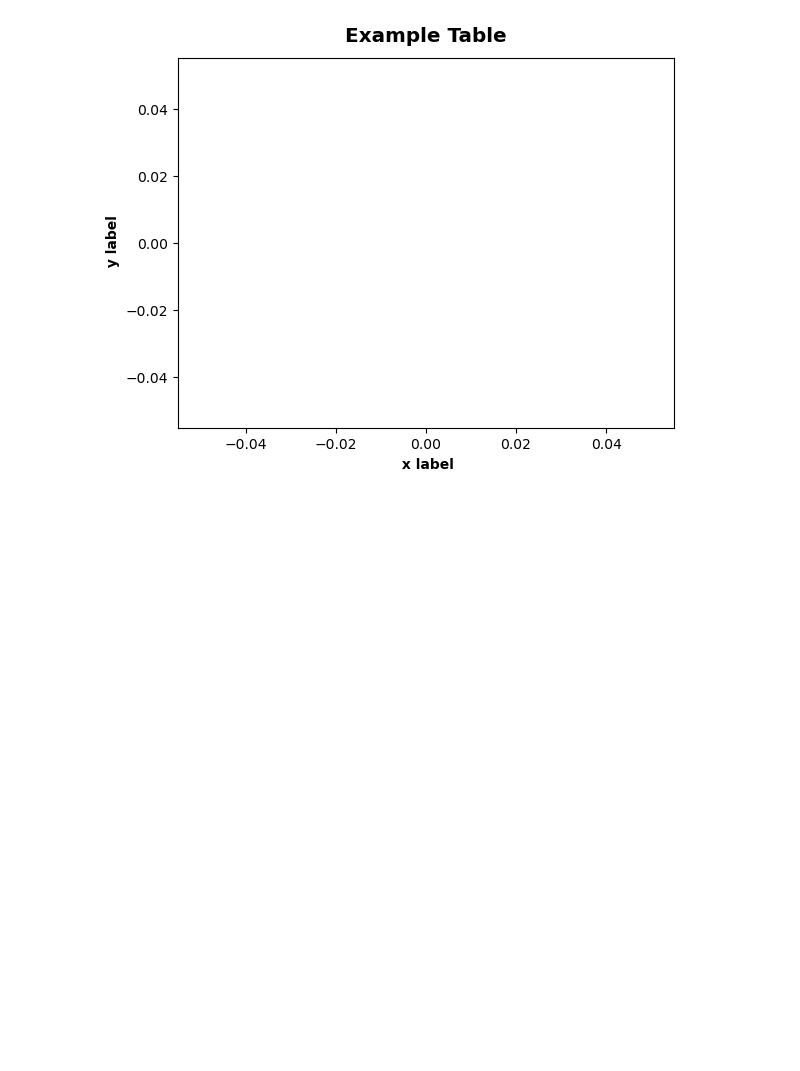
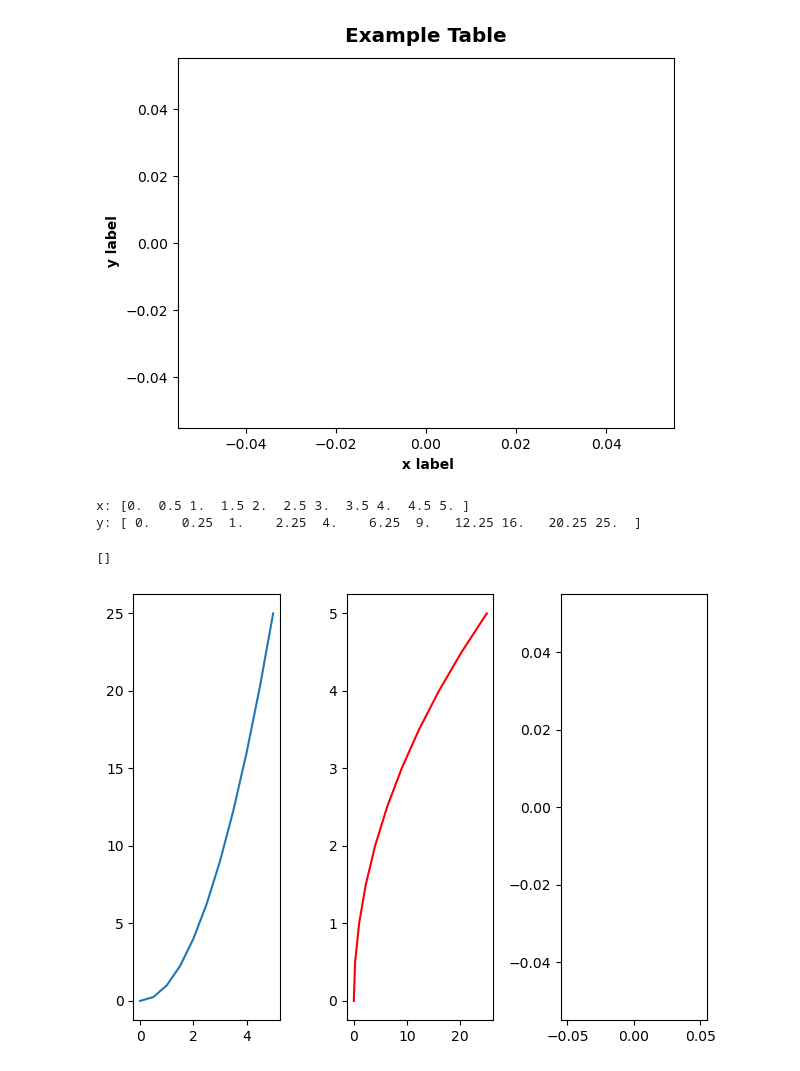
Before and after one commit to Sudha25a/Projects-2, a Jupyter notebook: matplotlip.ipynb, the cells around one changed output. Drawn from its saved outputs; the diff is of its cells as text; code cells hidden in the pictures; blank space fills up the shorter version.

```diff
--- a/matplotlip.ipynb
+++ b/matplotlip.ipynb
@@ -24,3 +24,24 @@ plt.plot()
 plt.show()
 # %% [output]
 [figure]
+# %%
+
+x = np.linspace(0, 5, 11)
+y = x ** 2
+
+print("x:", x)
+print("y:", y)
+plt.figure(layout='tight')
+plt.subplot(1,3,1)
+plt.plot(x,y)
+
+plt.subplot(1,3,2)
+plt.plot(y,x, color='r')
+
+plt.subplot(1,3,3)
+plt.plot()
+# %% [output]
+x: [0.  0.5 1.  1.5 2.  2.5 3.  3.5 4.  4.5 5. ]
+y: [ 0.    0.25  1.    2.25  4.    6.25  9.   12.25 16.   20.25 25.  ]
+[]
+[figure, added]
```
Also changed, not shown: 2 other files.
